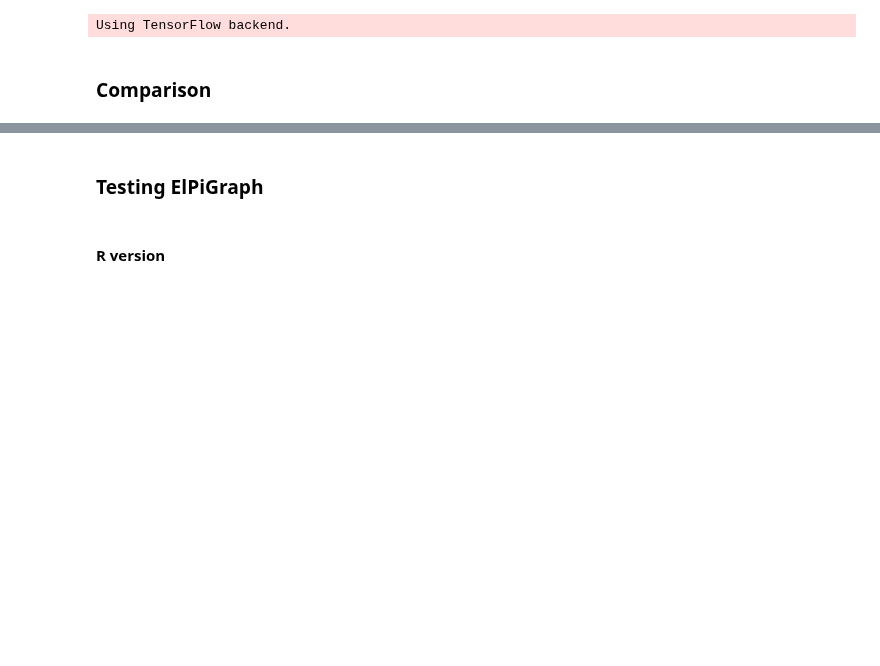
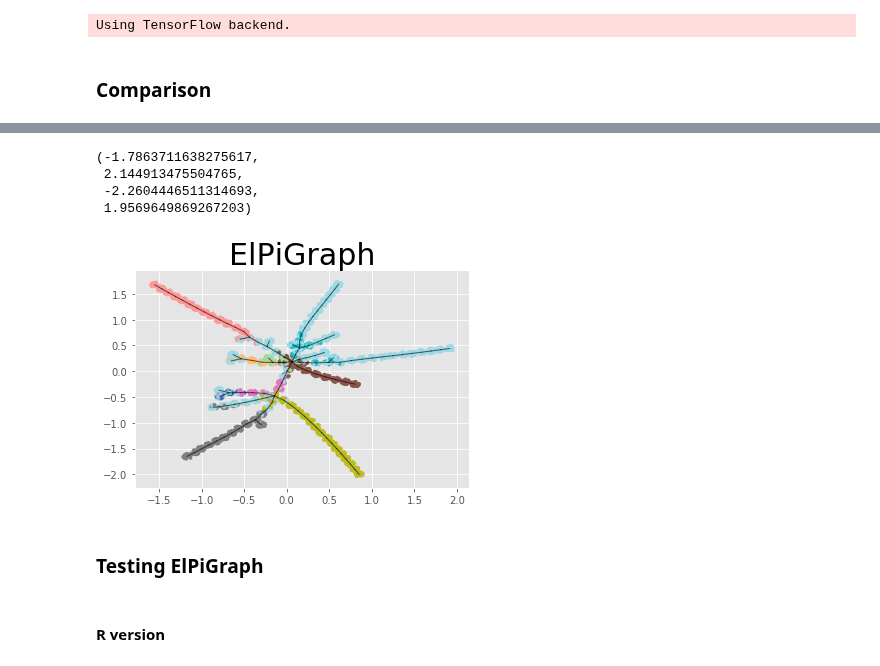
Before and after one commit to auranic/LizardBrain, a Jupyter notebook: plot_compare_methods.ipynb, the cells around one changed output, grey strips where cells are left out. Cells and saved outputs as stored; diff of their text form; code cells hidden in the pictures; blank space fills up the shorter version.

```diff
--- a/plot_compare_methods.ipynb
+++ b/plot_compare_methods.ipynb
@@ -428,3 +463,61 @@ plt.show()
+# %%
+#ASSOCIATE EACH NODE WITH KNN DATAPOINTS
+Edges2 = Edges
+partition, dists = knnsearch(X,NodeP,30)
+pie_col_nodes = []
+main_col_nodes = []
+for j0,j in enumerate(partition):
+    pie_col_nodes.append(color[partition[j0]])
+    main_col_nodes.append(np.argmax(np.bincount(color[partition[j0]])))
+
+#CREATE GRAPH
+i += 1
+# ax = fig.add_subplot(n_subplots_x,n_subplots_y,i)
+
+g=nx.Graph()
+g.add_edges_from(Edges2.T)
+pos = nx.kamada_kawai_layout(g,scale=2)
+# ec = nx.draw_networkx_edges(g, pos, alpha=0.2)
+# nc = nx.draw_networkx_nodes(g, pos,
+#                             nodelist=list(np.unique(Edges2)),
+#                             node_color=main_col_nodes,
+#                             node_size=70,
+#                             cmap=cmap)
+
+# Scatter nodes
+idx=np.array([pos[j] for j in range(len(pos))])
+plt.scatter(idx[:,0],idx[:,1],s=10,c='black')
+
+#Scatter datapoints in disk around nodes
+for j in range(len(partition)):
+    # random distance from center
+    r = np.sqrt(np.random.uniform(0, .0025,size=partition.shape[1]))
+    # random angle
+    alpha = 2 * np.pi * np.random.random(size=partition.shape[1])
+    # calculating coordinates
+    x = r * np.cos(alpha) + idx[j,0]
+    y = r * np.sin(alpha) + idx[j,1]
+
+    #plt.scatter(x,y,c=[main_col_nodes[i]]*len(x),s=5,cmap=discrete_cmap(12,cmap))
+    plt.scatter(x,y,c=pie_col_nodes[j],cmap=cmap,s=points_size)
+    plt.clim(1,12)
+
+#Plot edges
+for j in range(Edges.shape[1]):
+    x_coo = np.concatenate((idx[Edges2[0,j],[0]],idx[Edges2[1,j],[0]]))
+    y_coo = np.concatenate((idx[Edges2[0,j],[1]],idx[Edges2[1,j],[1]]))
+    plt.plot(x_coo,y_coo,c='black',linewidth=1,alpha=.6)
+
+plt.title("ElPiGraph",fontdict = {'fontsize' : title_fontsize})
+ax.xaxis.set_major_formatter(NullFormatter())
+ax.yaxis.set_major_formatter(NullFormatter())
+plt.axis('tight')
+# %% [output]
+(-1.7863711638275617,
+ 2.144913475504765,
+ -2.2604446511314693,
+ 1.9569649869267203)
+[figure, added]
 # %% [markdown]
 ### Testing ElPiGraph
 # %% [markdown]
```
Also changed, not shown: parts of 2 cells of this notebook, 2 other files.
